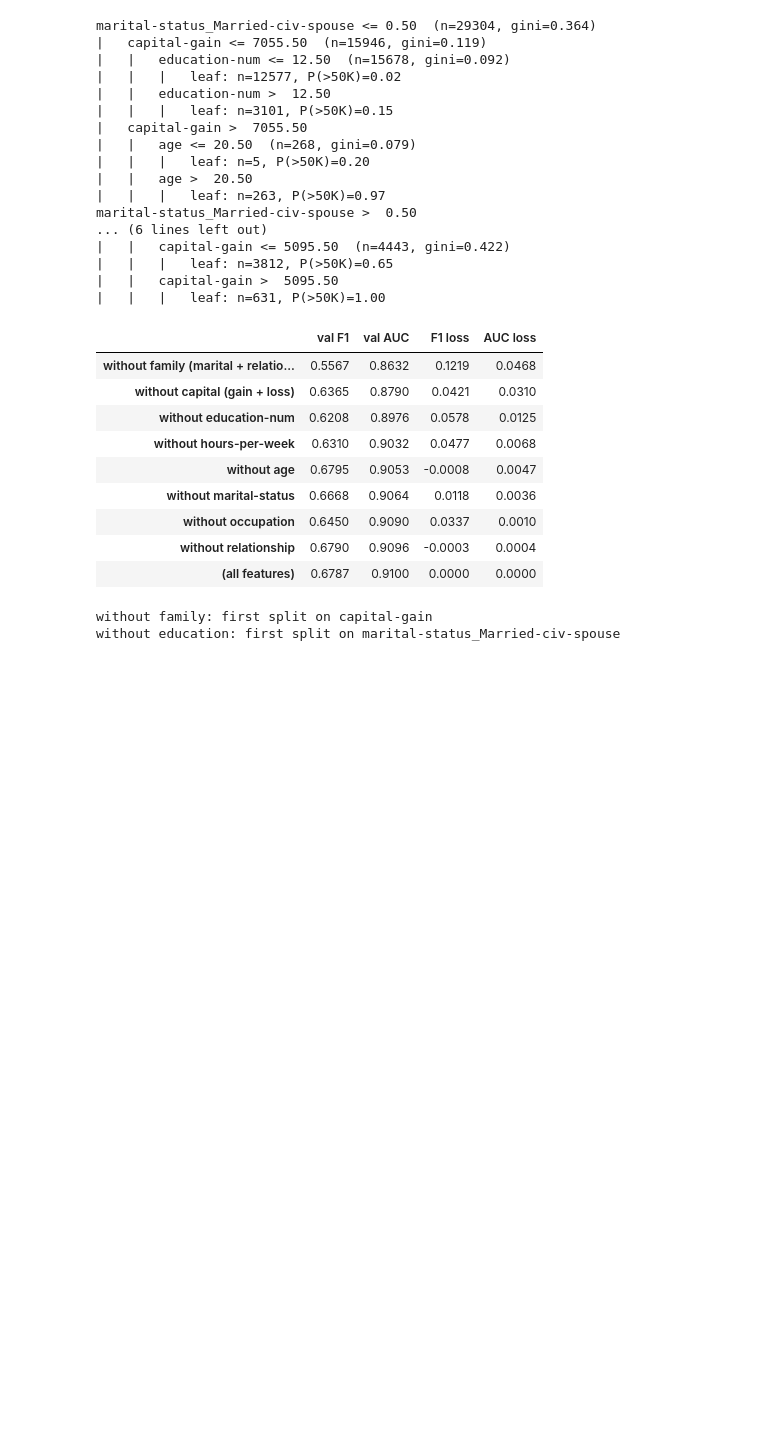
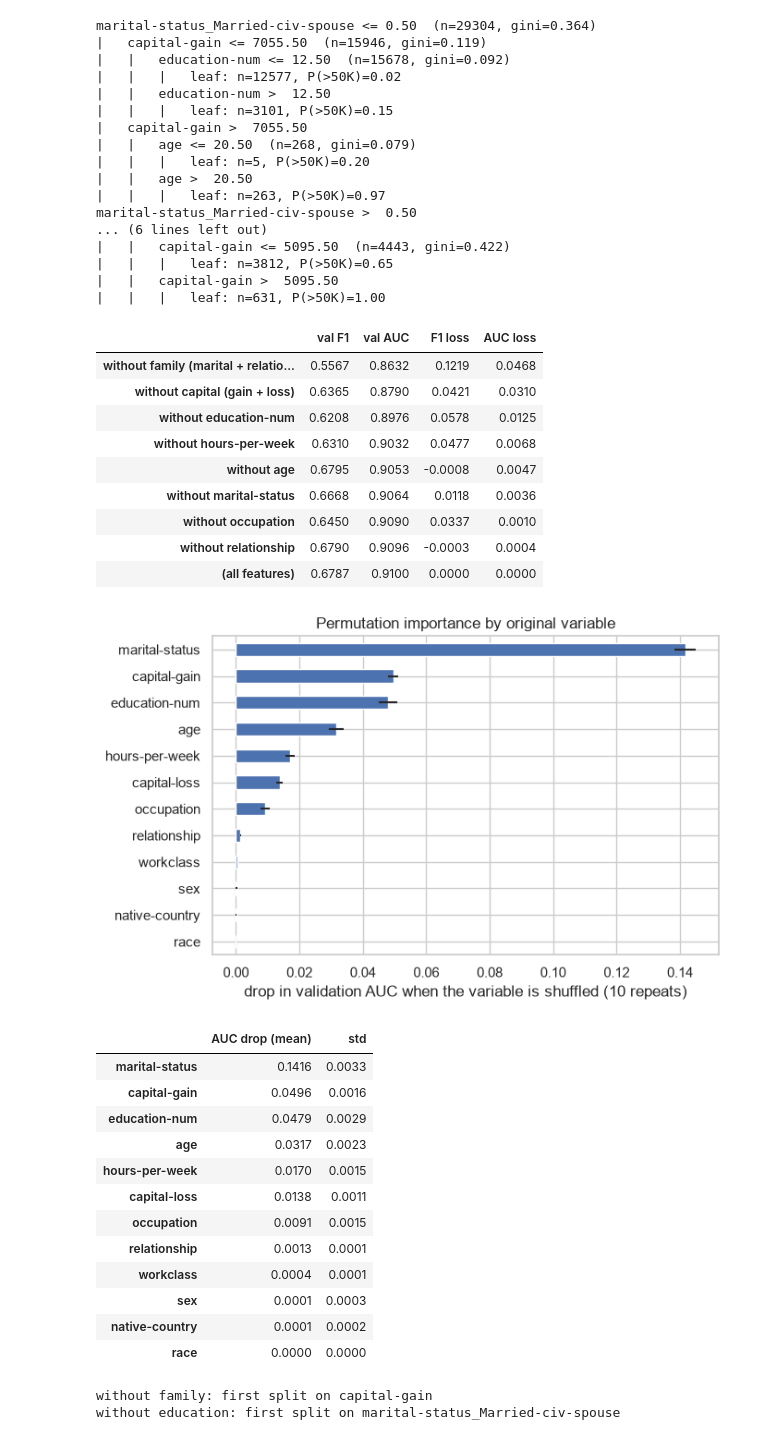
Before and after one commit to Petrel971/ML-Project-Bootcamp, a Jupyter notebook: notebooks/02_experiments.ipynb, the cells around one changed output. Saved outputs shown, nothing was run; the diff lists cells and outputs as text; code cells hidden in the pictures; blank space fills up the shorter version.

Commit message:
Add permutation importance, typeset formulas in the report, oral prep sheet

```diff
--- a/notebooks/02_experiments.ipynb
+++ b/notebooks/02_experiments.ipynb
@@ -450,6 +450,43 @@ display(ablation.sort_values("AUC loss", ascending=False).round(4))
 | without occupation | 0.6450 | 0.9090 | 0.0337 | 0.0010 |
 | without relationship | 0.6790 | 0.9096 | -0.0003 | 0.0004 |
 | (all features) | 0.6787 | 0.9100 | 0.0000 | 0.0000 |
+# %%
+# Permutation importance on the VALIDATION set, by original variable: shuffle all columns of a variable
+# together (same row permutation), measure the drop in AUC. Unlike impurity importance, it is measured on
+# unseen data and does not favour variables with many thresholds.
+rng = np.random.default_rng(SEED)
+base_auc = roc_auc_score(y_val, final_tree.predict_proba(X_val)[:, 1])
+perm_rows = {}
+for var in grouped.index:
+    cols = columns_of(var)
+    drops = []
+    for _ in range(10):
+        Xp = X_val.copy()
+        Xp[:, cols] = X_val[rng.permutation(len(X_val))][:, cols]
+        drops.append(base_auc - roc_auc_score(y_val, final_tree.predict_proba(Xp)[:, 1]))
+    perm_rows[var] = {"AUC drop (mean)": np.mean(drops), "std": np.std(drops)}
+perm = pd.DataFrame(perm_rows).T.sort_values("AUC drop (mean)", ascending=False)
+fig, ax = plt.subplots(figsize=(7, 4.5))
+perm["AUC drop (mean)"][::-1].plot.barh(ax=ax, xerr=perm["std"][::-1])
+ax.set(xlabel="drop in validation AUC when the variable is shuffled (10 repeats)",
+       title="Permutation importance by original variable")
+fig.tight_layout(); fig.savefig(FIG_DIR / "permutation.png", dpi=150); plt.show()
+display(perm.round(4))
+# %% [output]
+[figure, added]
+|  | AUC drop (mean) | std |
+| marital-status | 0.1416 | 0.0033 |
+| capital-gain | 0.0496 | 0.0016 |
+| education-num | 0.0479 | 0.0029 |
+| age | 0.0317 | 0.0023 |
+| hours-per-week | 0.0170 | 0.0015 |
+| capital-loss | 0.0138 | 0.0011 |
+| occupation | 0.0091 | 0.0015 |
+| relationship | 0.0013 | 0.0001 |
+| workclass | 0.0004 | 0.0001 |
+| sex | 0.0001 | 0.0003 |
+| native-country | 0.0001 | 0.0002 |
+| race | 0.0000 | 0.0000 |
 # %%
 # Which variable takes over when one is removed? First split of the tree without each group.
 for label, vars_ in [("family", ["marital-status", "relationship"]), ("education", ["education-num"])]:
```
Also changed, not shown: parts of 4 cells of this notebook, 13 other files.
